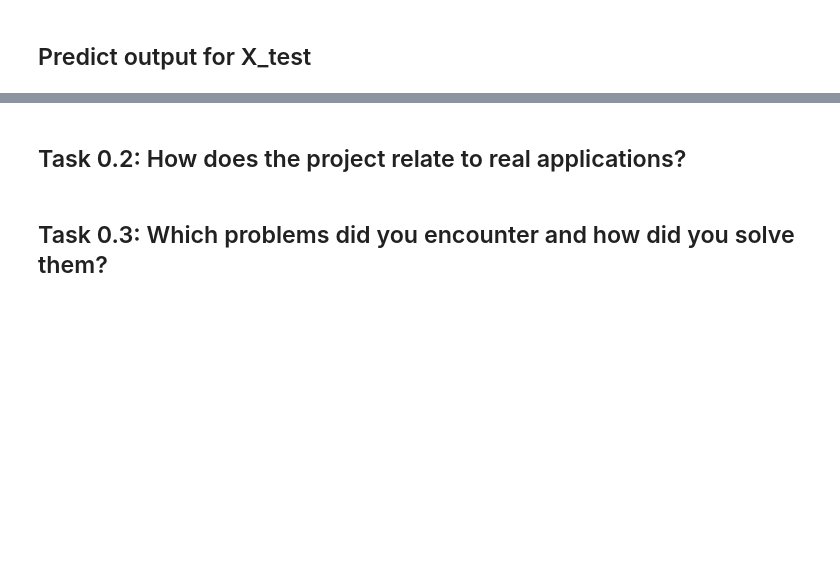
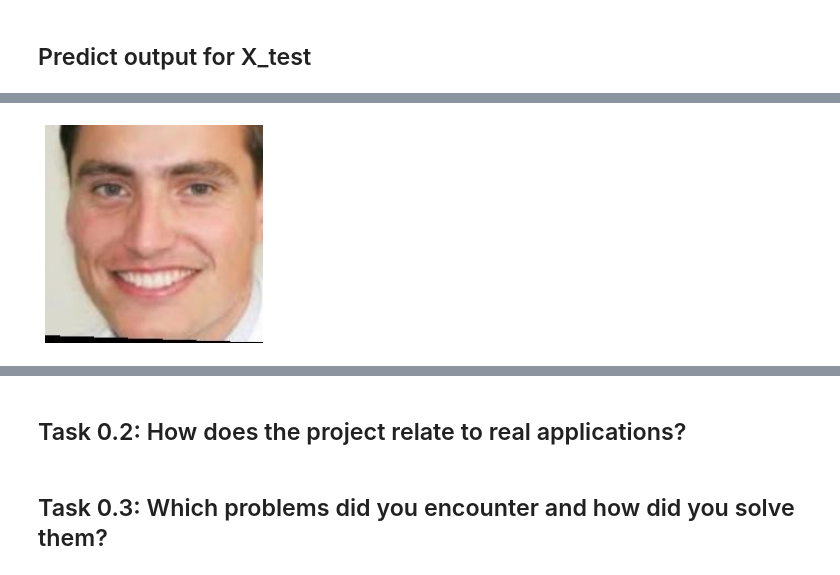
Before and after one commit to kiubb02/CVProject, a Jupyter notebook: main.ipynb, the cells around one changed output, grey strips where cells are left out. Cells and saved outputs as stored; diff of their text form; code cells hidden in the pictures; blank space fills up the shorter version.

Commit message:
prediction for single images

```diff
--- a/main.ipynb
+++ b/main.ipynb
@@ -314,10 +323,11 @@ Epoch 5/5
 # %%
-#train for 10 epochs, batch_size = 128
+#train for 10 epochs, batch_size = 64
+#new
 epochs=10
 history2 = model.fit(
     x=X_train,
     y=y_train,
-    batch_size=128,      # number of samples processed before the model is updated
+    batch_size=64,      # number of samples processed before the model is updated
     verbose="auto",     # setting display of the training progress for each epoch
     epochs=epochs,       # number of complete passes through the training dataset
     validation_data=(X_test, y_test)
@@ -349,19 +388,26 @@ Epoch 10/10
 # images are already cropped: image size = 200
 num_classes = 5
 
+
 model_ethnicity = keras.Sequential([
 # Add the preprocessing layers
+    layers.Resizing(128,128),
     layers.Rescaling(1./255),               #rescale
     layers.RandomFlip("horizontal_and_vertical"),   #data augmentation
     layers.RandomRotation(0.2),                     #data augmentation
-    layers.Conv2D(16, 3, padding='same', activation='relu'),
-    layers.MaxPooling2D(),
+    #layers.Conv2D(16, 3, padding='same', activation='relu'),
+    #layers.MaxPooling2D(),
     layers.Conv2D(32, 3, padding='same', activation='relu'),
     layers.MaxPooling2D(),
     layers.Conv2D(64, 3, padding='same', activation='relu'),
     layers.MaxPooling2D(),
+    layers.Conv2D(128, 3, padding='same', activation='relu'),
+    layers.MaxPooling2D(),
+    layers.Conv2D(256, 3, padding='same', activation='relu'),
+    layers.MaxPooling2D(),
     layers.Flatten(),
-    layers.Dense(128, activation='relu'),
+    layers.Dense(256, activation='relu'),
+    layers.Dropout(0.2),            #prevent overfitting
     layers.Dense(num_classes)
 ])
 # %%
@@ -370,12 +416,12 @@ model_ethnicity.compile(optimizer='adam',
               loss=tf.keras.losses.SparseCategoricalCrossentropy(from_logits=True),
               metrics=['accuracy'])
 # %%
-#train for 10 epochs, batch_size = 128
+#train for 10 epochs, batch_size = 64
 epochs=10
 history_ethnicity = model_ethnicity.fit(
     x=X_train_ethnicity,
     y=y_train_ethnicity,
-    batch_size=128,      # number of samples processed before the model is updated
+    batch_size=64,      # number of samples processed before the model is updated
     verbose="auto",     # setting display of the training progress for each epoch
     epochs=epochs,       # number of complete passes through the training dataset
     validation_data=(X_test_ethnicity, y_test_ethnicity)
@@ -453,0 +518,23 @@ print(y_pred_ethnicity)
+# %%
+gender_dict = create_dict(gender_list,"gender")
+ethnicity_dict = create_dict(ethnicity_list,"ethnicity")
+
+image_index = 28
+print("Original Gender:", y_test[image_index], "Original Ethnicity:", y_test_ethnicity[image_index])
+# predict from model
+img = X_test[image_index]
+img = np.expand_dims(img, axis = 0)
+img_e = X_test_ethnicity[image_index]
+img_e = np.expand_dims(img_e, axis = 0)
+
+pred_gender = model.predict(img)
+gender_class = pred_gender.argmax(axis=-1)
+#pred_gender = gender_dict[np.round(gender_class)]
+
+pred_ethnicity = model_ethnicity.predict(img_e)
+ethnicity_class = pred_ethnicity.argmax(axis=1)
+#pred_ethnicity = ethnicity_dict[ethnicity_class]
+print("Predicted Gender:", gender_class, "Predicted Ethnicity:", ethnicity_class)
+plt.axis('off')
+plt.imshow(X_test[image_index]);
+# %% [output]
@@ -453,0 +545 @@ print(y_pred_ethnicity)
+[figure, added]
```
Also changed, not shown: parts of 13 cells of this notebook.
